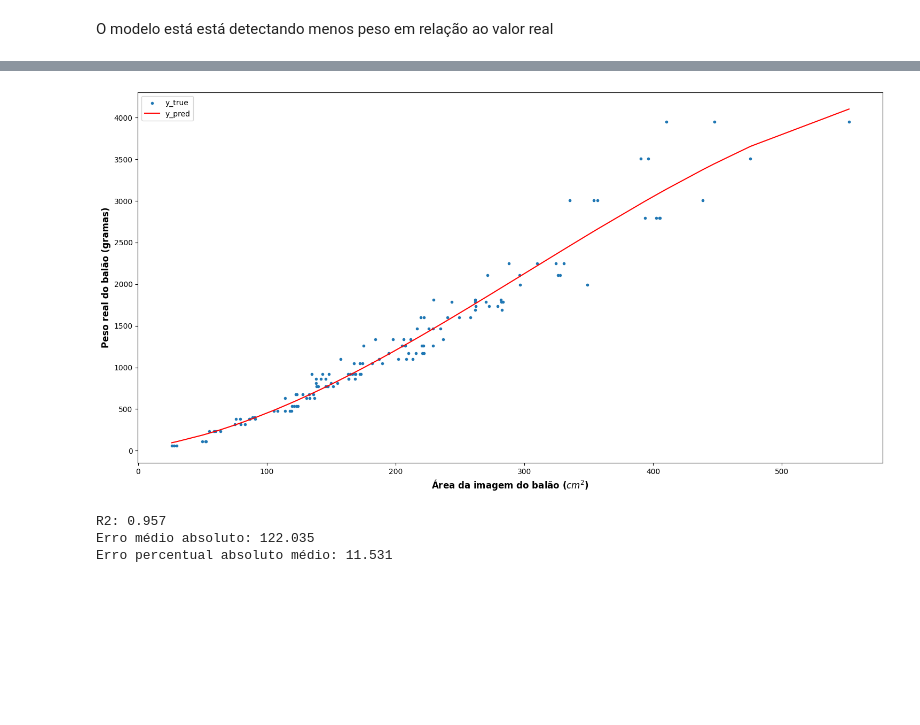
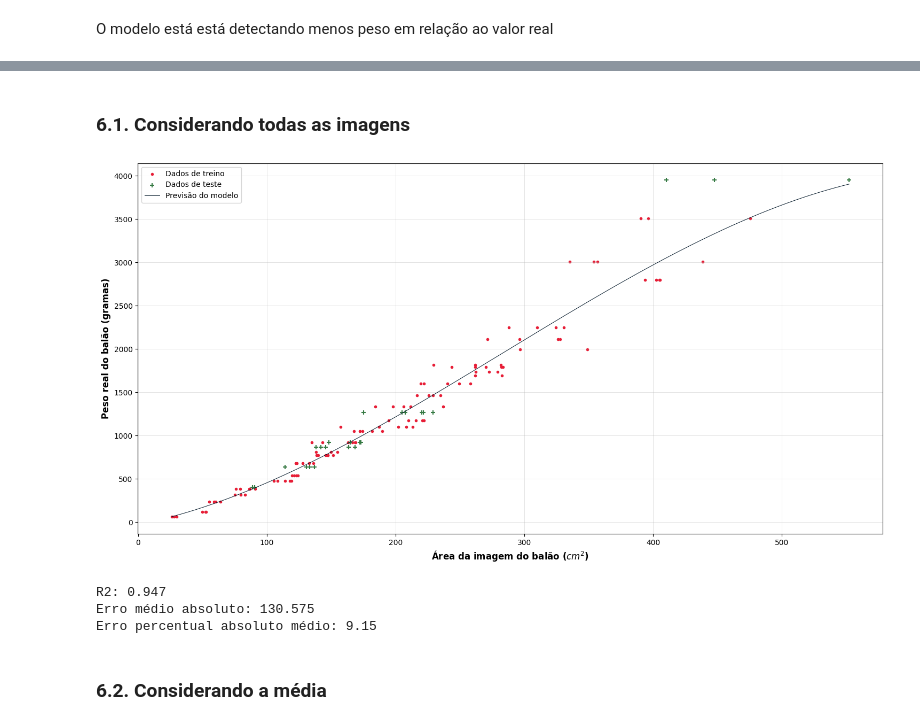
Before and after one commit to AriBarrosFilho/Future_Alaatus_Projeto_Local, a Jupyter notebook: analise_dados/previsao.ipynb, the cells around one changed output, grey strips where cells are left out. Cells and saved outputs as stored; diff of their text form; code cells hidden in the pictures; blank space fills up the shorter version.

Commit message:
Atualizando analise_dados/previsao.ipynb

```diff
--- a/analise_dados/previsao.ipynb
+++ b/analise_dados/previsao.ipynb
@@ -56,6 +192,19 @@ df.describe().round(decimals = 2)
 | 50% | 16.00 | 1046.00 | 1.0 | 972351.00 | 2.00 | ... |
 | 75% | 24.00 | 1736.00 | 1.0 | 2170713.00 | 2.00 | ... |
 | max | 34.00 | 3948.00 | 1.0 | 6361092.00 | 2.00 | ... |
+# %%
+# Divide o dataframe em conjuto de treino e teste
+df_treino, df_teste = divisor_conjunto_treinamento_teste(df, percentual_teste = 0.2)
+
+# Obtendo a matriz de projeto e o vetor de rótulos, respectivamente
+X = df["cm2_balao"].to_numpy()
+y = df["peso_gramas"].to_numpy()
+
+X_treino = df_treino["cm2_balao"].to_numpy()
+y_treino = df_treino["peso_gramas"].to_numpy()
+
+X_teste = df_teste["cm2_balao"].to_numpy()
+y_teste = df_teste["peso_gramas"].to_numpy()
 # %% [markdown]
 ## 3. Considerando que os dados apresentam o seguinte comportamento
 
@@ -311,34 +522,53 @@ Regressão polinimial de grau 3
+# %% [markdown]
+### 6.1. Considerando todas as imagens
 # %%
-X_ordenado = np.sort(a = X)
-
+# Define o tamanho do gráfico
 plt.figure(figsize = (18, 9))
 
-plt.scatter(x = X, y = y, marker = ".", label = "y_true")
+# Cria os pontos representando os dados originais DE TREINO
+plt.scatter(x = X_treino, y = y_treino, marker = ".", color = "#e71d36", label = "Dados de treino")
+plt.scatter(x = X_teste, y = y_teste, marker = "+", color = "#367A44", label = "Dados de teste")
 
-coef = np.polyfit(x = X, y = y, deg = 3)
+# Obtém os coeficientes da regressão polinomial
+coef = np.polyfit(x = X_treino, y = y_treino, deg = 3)
+
+# Cria o polinômio
 pol = np.poly1d(coef)
+
+minimo = np.min([np.min(X_treino), np.min(X_teste)])
+maximo = np.max([np.max(X_treino), np.max(X_teste)])
+
+# Obtém os valores do polinômio -> valores preditos
+X_ordenado = np.linspace(minimo, maximo, int((maximo - minimo) * 20))
 y_pol = pol(X_ordenado)
 
-plt.plot(X_ordenado, y_pol, color = "r", label = "y_pred")
+# Cria uma curva representando a previsão do modelo
+plt.plot(X_ordenado, y_pol, color = "#011627", lw = 0.7, label = "Previsão do modelo")
 
+# Define as legendas para os eixos x e y, respectivamente
 plt.xlabel(xlabel = "Área da imagem do balão ($cm^2$)", fontsize = 12, fontweight = "bold")
 plt.ylabel(ylabel = "Peso real do balão (gramas)", fontsize = 12, fontweight = "bold")
 
+# Apresenta as legenda
 plt.legend()
 
+plt.grid(alpha = 0.5, lw = 0.5, ls = "-")
+
 plt.show()
 # %% [output]
-[figure, old version]
+[figure, new version]
 # %%
 # Define o vetor de rótulos real e o previsto
-y_true = y
-y_pred = pol(X)
+y_true = y_teste
+y_pred = pol(X_teste)
 
 # Apresenta as principais métricas de desempenho
 print("R2:", r2_score(y_true, y_pred).round(decimals = 3))
 print("Erro médio absoluto:", mean_absolute_error(y_true, y_pred).round(decimals = 3))
 print("Erro percentual absoluto médio:", (mean_absolute_percentage_error(y_true, y_pred) * 100).round(decimals = 3))
 # %% [output]
-R2: 0.957
-Erro médio absoluto: 122.035
-Erro percentual absoluto médio: 11.531
+R2: 0.947
+Erro médio absoluto: 130.575
+Erro percentual absoluto médio: 9.15
+# %% [markdown]
+### 6.2. Considerando a média
```
Also changed, not shown: parts of 49 cells of this notebook.
